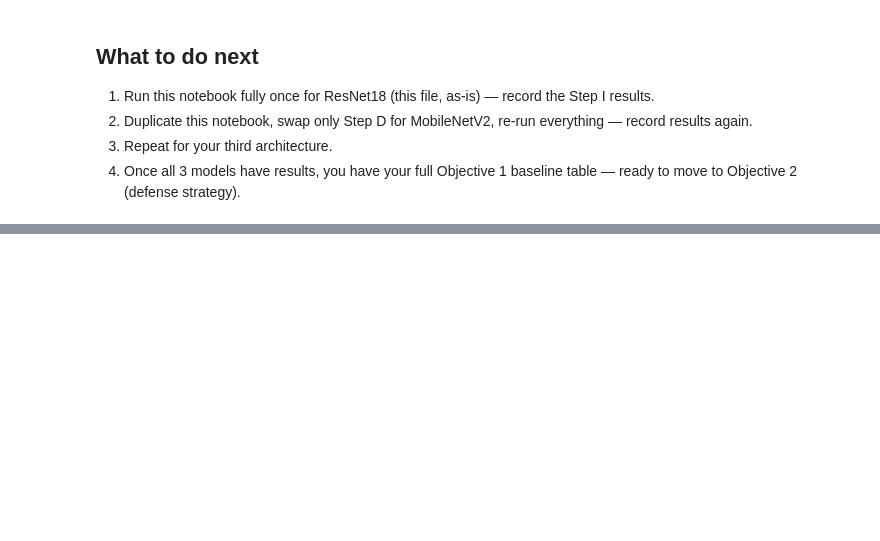
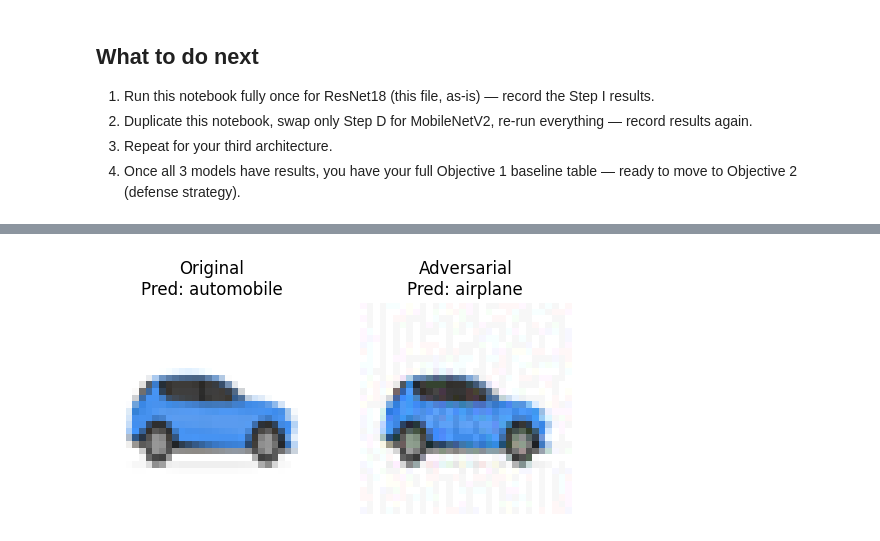
Before and after one commit to dhruthirs/adversarial-resilience, a Jupyter notebook: notebooks/cifar10_resnet18_baseline.ipynb, the cells around one changed output, grey strips where cells are left out. Saved outputs shown, nothing was run; the diff lists cells and outputs as text; code cells hidden in the pictures; blank space fills up the shorter version.

```diff
--- a/notebooks/cifar10_resnet18_baseline.ipynb
+++ b/notebooks/cifar10_resnet18_baseline.ipynb
@@ -234,0 +249,17 @@ PGD (eps=8/255)     0.00        100.00
+# %%
+label_tensor = torch.tensor([pred]).to(device)
+adv_img = atk_fgsm(img_tensor, label_tensor)
+
+with torch.no_grad():
+    adv_pred = model(adv_img).argmax(dim=1).item()
+
+fig, axes = plt.subplots(1, 2, figsize=(6,3))
+axes[0].imshow(img_tensor.squeeze().permute(1,2,0).cpu())
+axes[0].set_title(f'Original\nPred: {classes[pred]}')
+axes[0].axis('off')
+axes[1].imshow(adv_img.squeeze().detach().permute(1,2,0).cpu())
+axes[1].set_title(f'Adversarial\nPred: {classes[adv_pred]}')
+axes[1].axis('off')
+plt.show()
+# %% [output]
+[figure, added]
```
Also changed, not shown: parts of 8 cells of this notebook.
